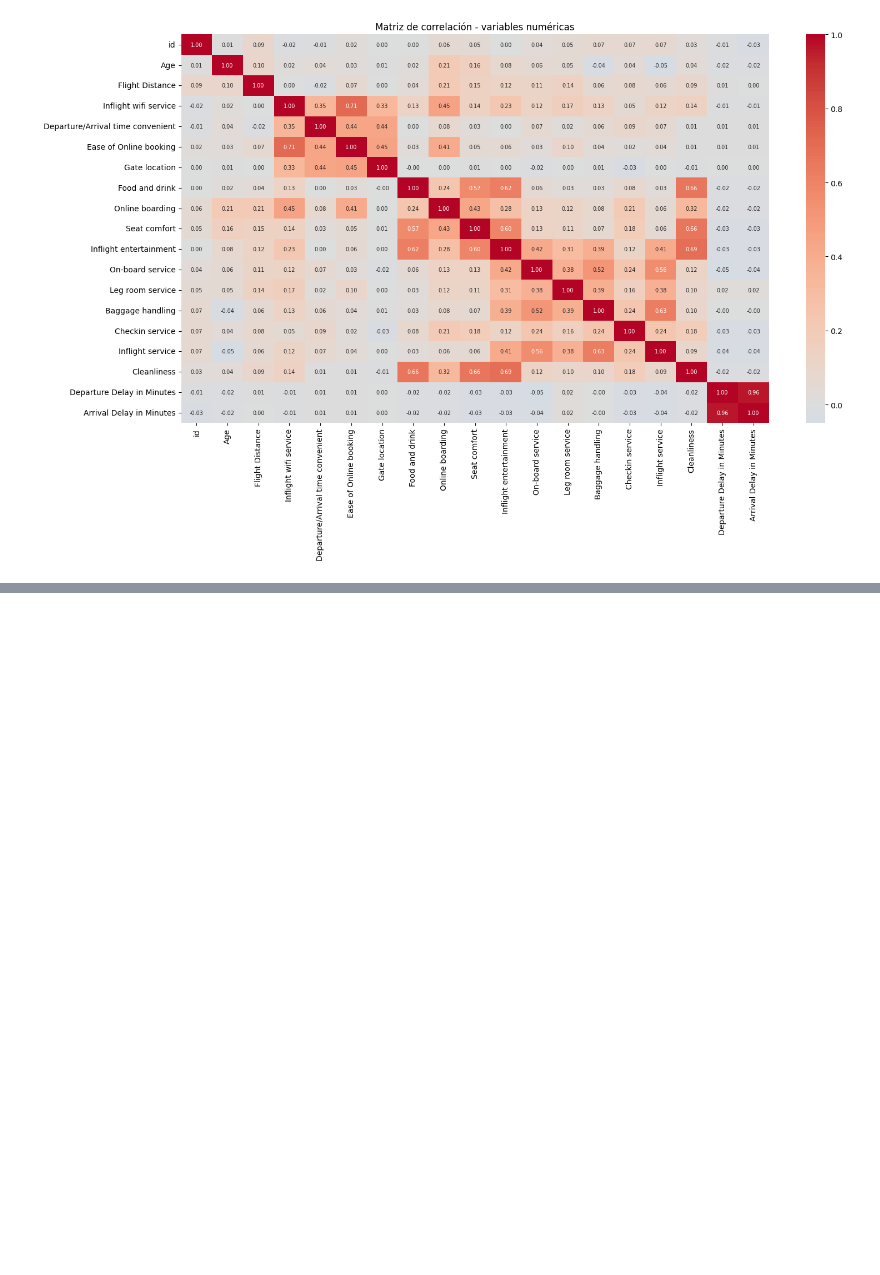
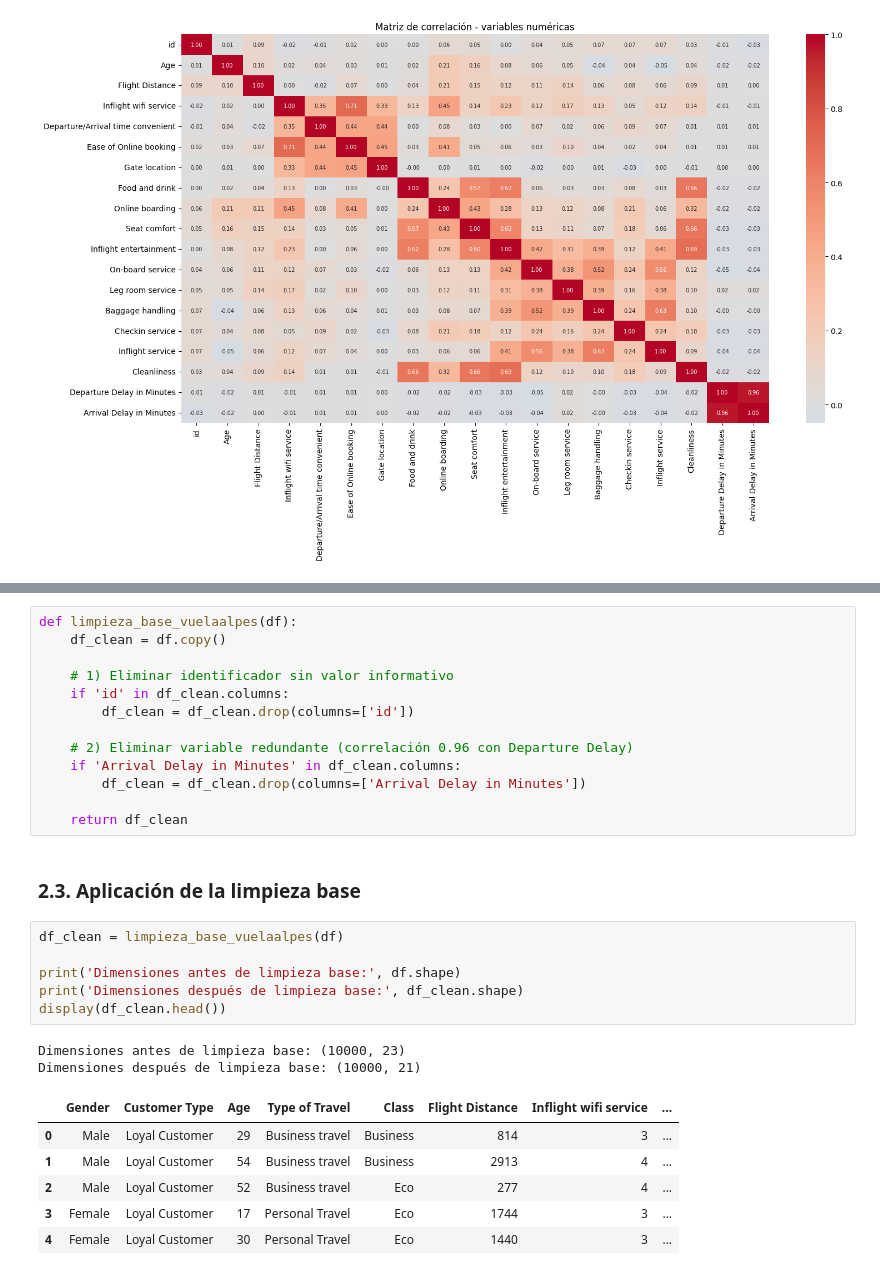
Before and after one commit to Dav1d10/MachineLearningLabs, a Jupyter notebook: Labs/Lab4.ipynb, the cells around one changed output, grey strips where cells are left out. Saved outputs shown, nothing was run; the diff lists cells and outputs as text; blank space fills up the shorter version.

```diff
--- a/Labs/Lab4.ipynb
+++ b/Labs/Lab4.ipynb
@@ -336,0 +398,30 @@ A partir de la exploración realizada de los datos, pudimos identificar los sigu
+# %%
+def limpieza_base_vuelaalpes(df):
+    df_clean = df.copy()
+
+    # 1) Eliminar identificador sin valor informativo
+    if 'id' in df_clean.columns:
+        df_clean = df_clean.drop(columns=['id'])
+
+    # 2) Eliminar variable redundante (correlación 0.96 con Departure Delay)
+    if 'Arrival Delay in Minutes' in df_clean.columns:
+        df_clean = df_clean.drop(columns=['Arrival Delay in Minutes'])
+
+    return df_clean
+# %% [markdown]
+### 2.3. Aplicación de la limpieza base
+# %%
+df_clean = limpieza_base_vuelaalpes(df)
+
+print('Dimensiones antes de limpieza base:', df.shape)
+print('Dimensiones después de limpieza base:', df_clean.shape)
+display(df_clean.head())
+# %% [output]
+Dimensiones antes de limpieza base: (10000, 23)
+Dimensiones después de limpieza base: (10000, 21)
+|  | Gender | Customer Type | Age | Type of Travel | Class | Flight Distance | Inflight wifi service | ... |
+| 0 | Male | Loyal Customer | 29 | Business travel | Business | 814 | 3 | ... |
+| 1 | Male | Loyal Customer | 54 | Business travel | Business | 2913 | 4 | ... |
+| 2 | Male | Loyal Customer | 52 | Business travel | Eco | 277 | 4 | ... |
+| 3 | Female | Loyal Customer | 17 | Personal Travel | Eco | 1744 | 3 | ... |
+| 4 | Female | Loyal Customer | 30 | Personal Travel | Eco | 1440 | 3 | ... |
```
Also changed, not shown: parts of 11 cells of this notebook.
